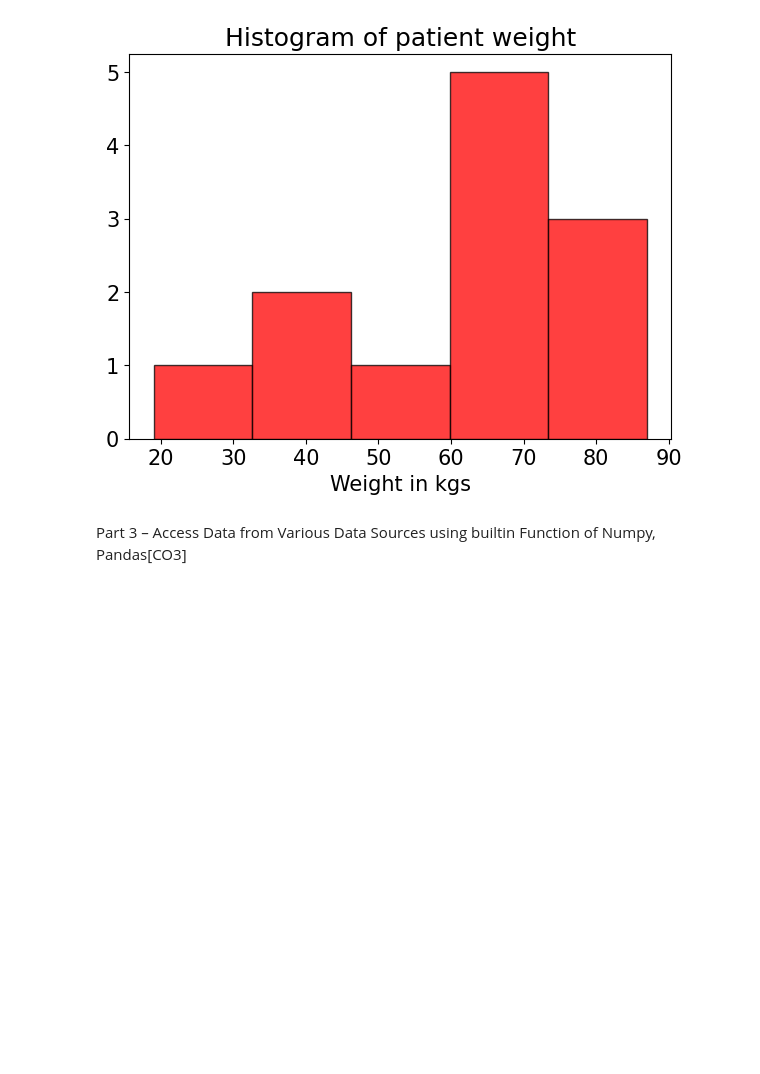
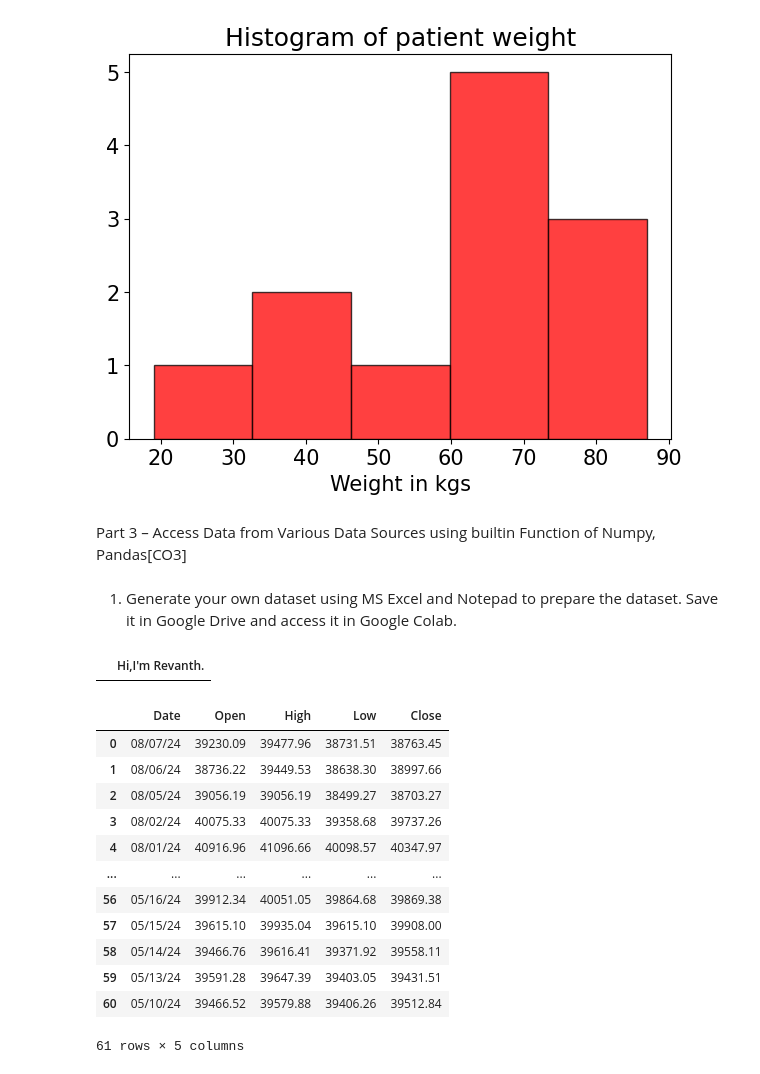
Before and after one commit to Revanth-0346532165/AIML_2303A52421, a Jupyter notebook: copy_of_2303a52421_assign1.ipynb, the cells around one changed output. Cells and saved outputs as stored; diff of their text form; code cells hidden in the pictures; blank space fills up the shorter version.

```diff
--- a/copy_of_2303a52421_assign1.ipynb
+++ b/copy_of_2303a52421_assign1.ipynb
@@ -139,3 +139,6 @@ plt.show()
 [figure]
 # %% [markdown]
 Part 3 – Access Data from Various Data Sources using builtin Function of Numpy, Pandas[CO3]
+# %% [markdown]
+1. Generate your own dataset using MS Excel and Notepad to prepare the dataset. Save
+it in Google Drive and access it in Google Colab.
@@ -141,0 +150,22 @@ Part 3 – Access Data from Various Data Sources using builtin Function of Numpy
+# %%
+df1
+# %% [output]
+|  | Hi,I'm Revanth. |
+# %%
+data2 = pd.read_csv("HistoricalPrices.csv")
+# %%
+data2
+# %% [output]
+|  | Date | Open | High | Low | Close |
+| 0 | 08/07/24 | 39230.09 | 39477.96 | 38731.51 | 38763.45 |
+| 1 | 08/06/24 | 38736.22 | 39449.53 | 38638.30 | 38997.66 |
+| 2 | 08/05/24 | 39056.19 | 39056.19 | 38499.27 | 38703.27 |
+| 3 | 08/02/24 | 40075.33 | 40075.33 | 39358.68 | 39737.26 |
+| 4 | 08/01/24 | 40916.96 | 41096.66 | 40098.57 | 40347.97 |
+| ... | ... | ... | ... | ... | ... |
+| 56 | 05/16/24 | 39912.34 | 40051.05 | 39864.68 | 39869.38 |
+| 57 | 05/15/24 | 39615.10 | 39935.04 | 39615.10 | 39908.00 |
+| 58 | 05/14/24 | 39466.76 | 39616.41 | 39371.92 | 39558.11 |
+| 59 | 05/13/24 | 39591.28 | 39647.39 | 39403.05 | 39431.51 |
+| 60 | 05/10/24 | 39466.52 | 39579.88 | 39406.26 | 39512.84 |
+61 rows × 5 columns
```
Also changed, not shown: parts of 4 cells of this notebook.
